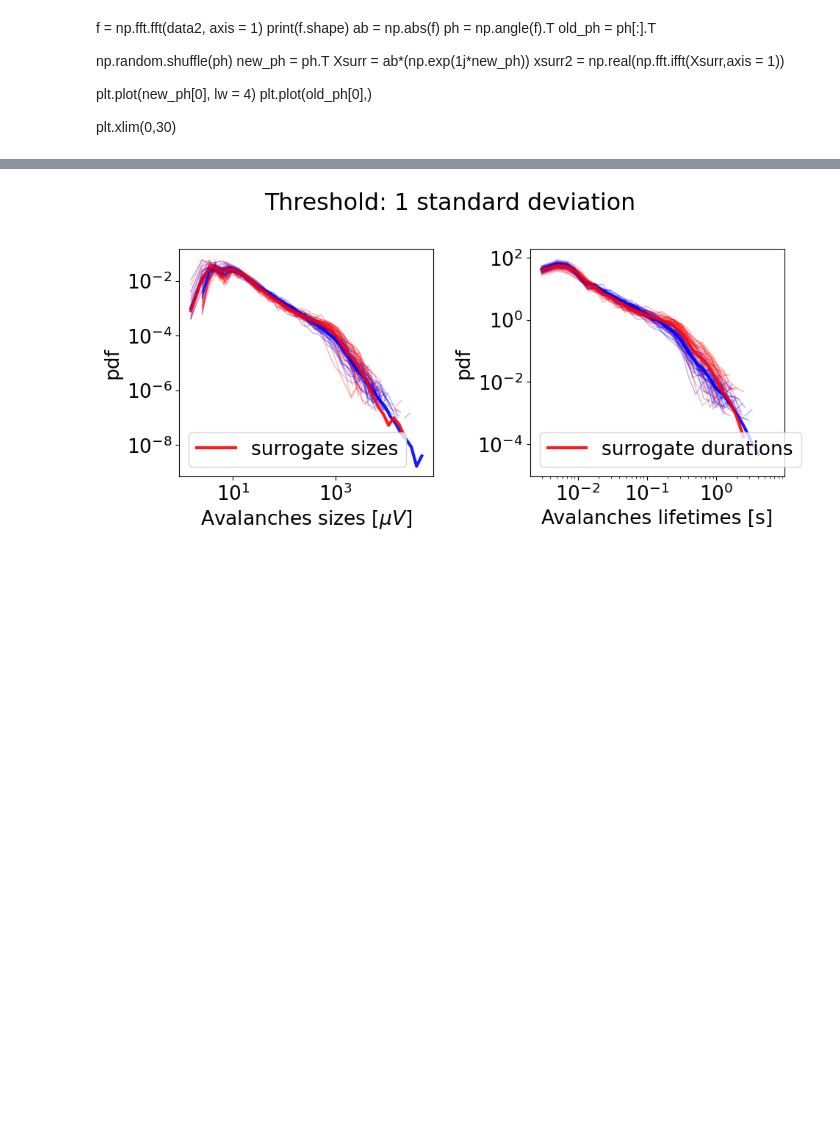
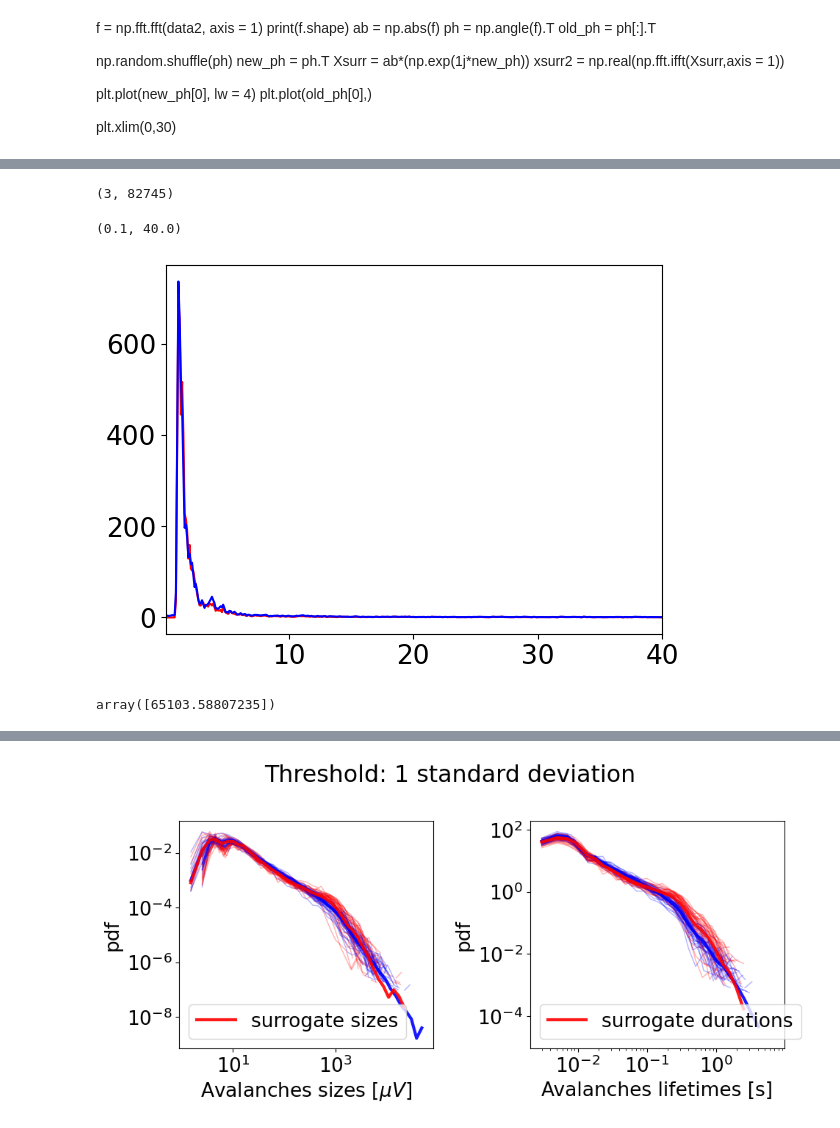
Before and after one commit to benedetta-mariani/EEG-avalanche-analysis, a Jupyter notebook: avalanches eeg with preprocessing-surrogate data.ipynb, the cells around one changed output, grey strips where cells are left out. Cells and saved outputs as stored; diff of their text form; code cells hidden in the pictures; blank space fills up the shorter version.

```diff
--- a/avalanches eeg with preprocessing-surrogate data.ipynb
+++ b/avalanches eeg with preprocessing-surrogate data.ipynb
@@ -29,7 +91,7 @@ def avalanche(fl2, theta):
     #We create a boolian array where all channels coincide simultaneously being grater than a threshold
     #len(fl1[0]) is the number of good channels
     final_t = [np.array(np.abs(fl1[:,i]) > theta, dtype=float) for i in range(len(fl1[0]))]
-    final_t = np.array(sum(final_t), dtype=bool)
+    final_t = np.array(np.sum(final_t,0), dtype=bool)
 
     #We convert the boolian array to a float numeric
     final_t = np.array(final_t, dtype = float)
@@ -62,7 +124,7 @@ def avalanche(fl2, theta):
         av_indice_end = np.append(av_indice_end,len(fl1[:,0])-1)
 
 
-    global_signal = (sum([np.abs(fl1[:,i]) for i in range(len(fl1[0]))]))
+    global_signal = (np.sum([np.abs(fl1[:,i]) for i in range(len(fl1[0]))],0))
 
     avalanche_sizes = []
     avalanche_dur = []
@@ -394,11 +478,11 @@ surrd =[]
 surrs2 =[]
 surrd2 =[]
 
-surr2s =[]
-surr2d =[]
+#surr2s =[]
+#surr2d =[]
 
-surr2s2 =[]
-surr2d2 =[]
+#surr2s2 =[]
+#surr2d2 =[]
 
 
 
@@ -489,13 +573,8 @@ for i, subj in enumerate(subjs):
 
 
 
-        xsurr = surrogate(data)
-        xsurr2 = surrogate(data2)
-
-
-        com_xsurr = complete_surrogate(data)
-        com_xsurr2 = complete_surrogate(data2)
-
+        xsurr =  AAFT_surrogates(data)
+        xsurr2 =  AAFT_surrogates(data2)
 
 
         #print('doing')
@@ -516,14 +595,6 @@ for i, subj in enumerate(subjs):
         surrd2.append((d2*0.002).tolist())
 
 
-        s,d = avalanche(com_xsurr.T,thre)
-        s2,d2 = avalanche(com_xsurr2.T,thre)
-        surr2s.append(s.tolist())
-        surr2d.append((d*0.002).tolist())
-        surr2s2.append(s2.tolist())
-        surr2d2.append((d2*0.002).tolist())
-
-
         #np.save("../../../Desktop/Criticality in barrel cortex/Surrogate-avalanches-data/sur_sizes_silence1_subject{}.npy".format(subj), s)
         #np.save("../../../Desktop/Criticality in barrel cortex/Surrogate-avalanches-data/sur_sizes_silence2_subject{}.npy".format(subj), s2)
         #np.save("../../../Desktop/Criticality in barrel cortex/Surrogate-avalanches-data/sur_durations_silence1_subject{}.npy".format(subj), d)
@@ -532,0 +669,20 @@ for i, subj in enumerate(subjs):
+# %%
+from scipy import signal
+x,p = signal.welch(data2[2], fs = 500,nperseg = 500*10)
+xsurr2 =  AAFT_surrogates(data2)
+
+plt.plot(x,p, color = 'red')
+x,p = signal.welch(xsurr2[2], fs = 500,nperseg = 500*10)
+plt.plot(x,p, color = 'blue')
+plt.xlim(0.1,40)
+#plt.ylim(10**-6.,10**3)
+#plt.xscale('log')
+#plt.yscale('log')
+# %% [output]
+(3, 82745)
+(0.1, 40.0)
+[figure, added]
+# %%
+avalanche(data[0][np.newaxis,:].T,0)[0]
+# %% [output]
+array([65103.58807235])
```
Also changed, not shown: parts of 19 cells of this notebook, 1 other file.
